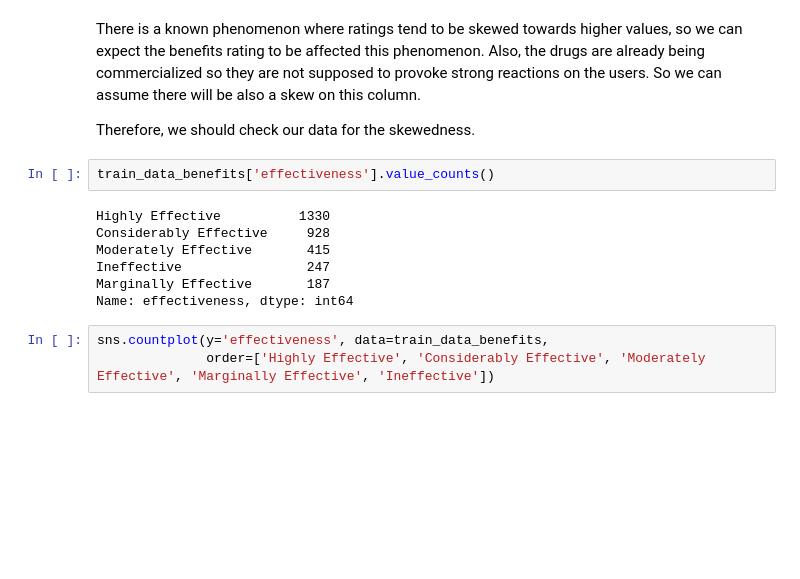
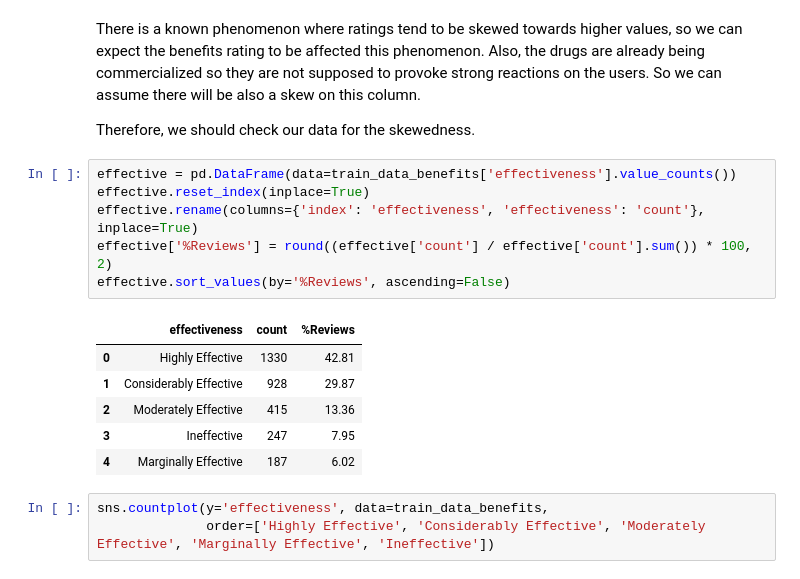
Before and after one commit to lmcosta98/Project2_FCD, a Jupyter notebook: drug_review.ipynb, the cells around one changed output. Drawn from its saved outputs; the diff is of its cells as text; blank space fills up the shorter version.

```diff
--- a/drug_review.ipynb
+++ b/drug_review.ipynb
@@ -272,15 +357,19 @@ There is a known phenomenon where ratings tend to be skewed towards higher value
 Also, the drugs are already being commercialized so they are not supposed to provoke strong reactions on the users. So we can assume there will be also a skew on this column.
 
 Therefore, we should check our data for the skewedness.
-# %%
-train_data_benefits['effectiveness'].value_counts()
-# %% [output]
-Highly Effective          1330
-Considerably Effective     928
-Moderately Effective       415
-Ineffective                247
-Marginally Effective       187
-Name: effectiveness, dtype: int64
+# %%
+effective = pd.DataFrame(data=train_data_benefits['effectiveness'].value_counts())
+effective.reset_index(inplace=True)
+effective.rename(columns={'index': 'effectiveness', 'effectiveness': 'count'}, inplace=True)
+effective['%Reviews'] = round((effective['count'] / effective['count'].sum()) * 100, 2)
+effective.sort_values(by='%Reviews', ascending=False)
+# %% [output]
+|  | effectiveness | count | %Reviews |
+| 0 | Highly Effective | 1330 | 42.81 |
+| 1 | Considerably Effective | 928 | 29.87 |
+| 2 | Moderately Effective | 415 | 13.36 |
+| 3 | Ineffective | 247 | 7.95 |
+| 4 | Marginally Effective | 187 | 6.02 |
 # %%
 sns.countplot(y='effectiveness', data=train_data_benefits,
               order=['Highly Effective', 'Considerably Effective', 'Moderately Effective', 'Marginally Effective', 'Ineffective'])
```
Also changed, not shown: parts of 57 cells of this notebook, 1 other file.
